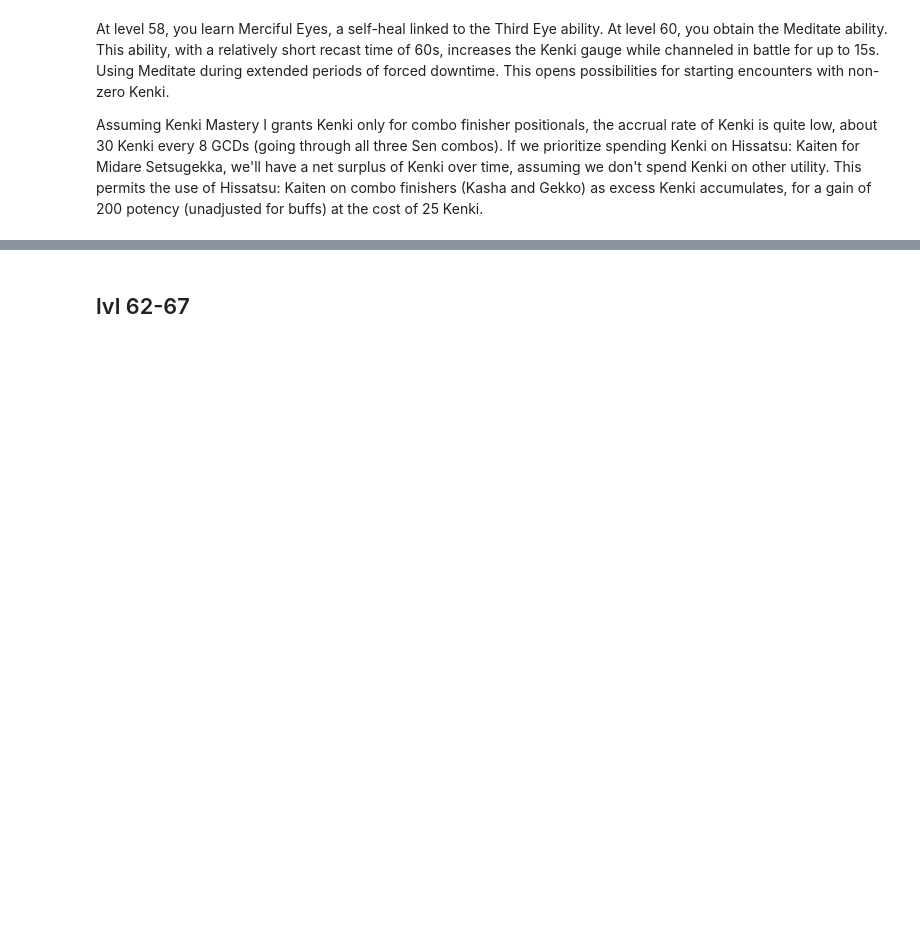
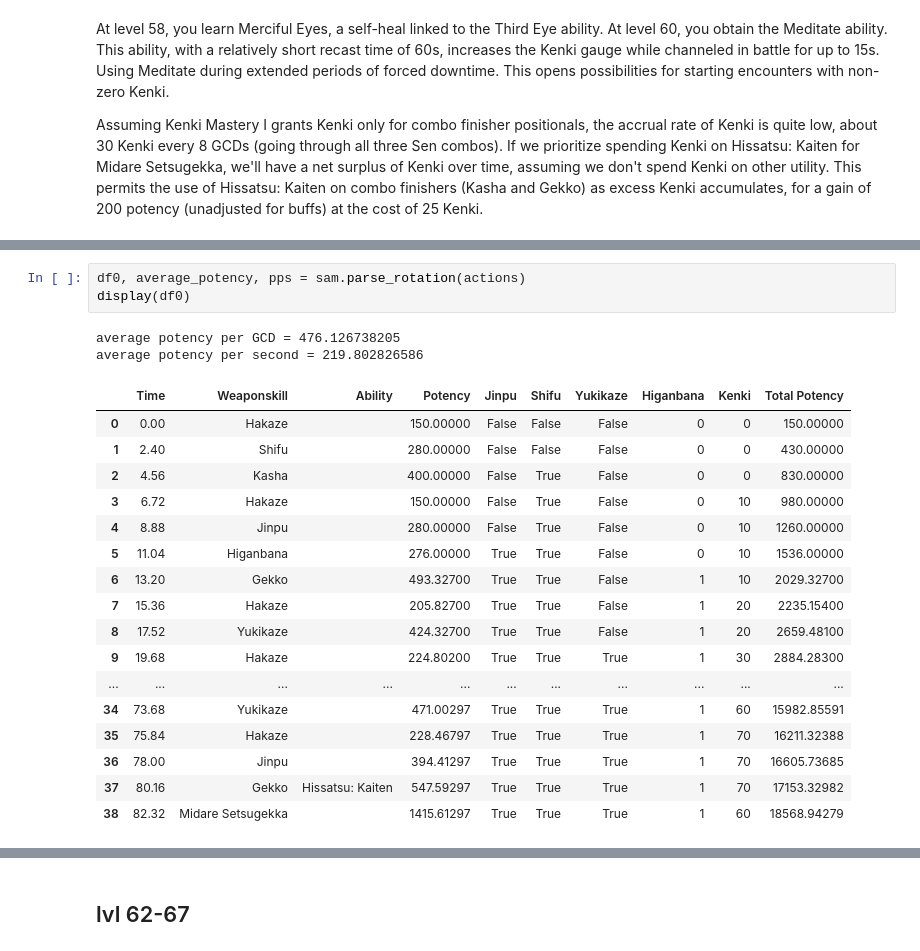
Before and after one commit to rconcep/ffxiv, a Jupyter notebook: sam-by-the-numbers-50-60.ipynb, the cells around one changed output, grey strips where cells are left out. Cells and saved outputs as stored; diff of their text form; blank space fills up the shorter version.

```diff
--- a/sam-by-the-numbers-50-60.ipynb
+++ b/sam-by-the-numbers-50-60.ipynb
@@ -29,0 +45,23 @@ Assuming Kenki Mastery I grants Kenki only for combo finisher positionals, the a
+# %%
+df0, average_potency, pps = sam.parse_rotation(actions)
+display(df0)
+# %% [output]
+average potency per GCD = 476.126738205
+average potency per second = 219.802826586
+|  | Time | Weaponskill | Ability | Potency | Jinpu | Shifu | Yukikaze | Higanbana | Kenki | Total Potency |
+| 0 | 0.00 | Hakaze |  | 150.00000 | False | False | False | 0 | 0 | 150.00000 |
+| 1 | 2.40 | Shifu |  | 280.00000 | False | False | False | 0 | 0 | 430.00000 |
+| 2 | 4.56 | Kasha |  | 400.00000 | False | True | False | 0 | 0 | 830.00000 |
+| 3 | 6.72 | Hakaze |  | 150.00000 | False | True | False | 0 | 10 | 980.00000 |
+| 4 | 8.88 | Jinpu |  | 280.00000 | False | True | False | 0 | 10 | 1260.00000 |
+| 5 | 11.04 | Higanbana |  | 276.00000 | True | True | False | 0 | 10 | 1536.00000 |
+| 6 | 13.20 | Gekko |  | 493.32700 | True | True | False | 1 | 10 | 2029.32700 |
+| 7 | 15.36 | Hakaze |  | 205.82700 | True | True | False | 1 | 20 | 2235.15400 |
+| 8 | 17.52 | Yukikaze |  | 424.32700 | True | True | False | 1 | 20 | 2659.48100 |
+| 9 | 19.68 | Hakaze |  | 224.80200 | True | True | True | 1 | 30 | 2884.28300 |
+| ... | ... | ... | ... | ... | ... | ... | ... | ... | ... | ... |
+| 34 | 73.68 | Yukikaze |  | 471.00297 | True | True | True | 1 | 60 | 15982.85591 |
+| 35 | 75.84 | Hakaze |  | 228.46797 | True | True | True | 1 | 70 | 16211.32388 |
+| 36 | 78.00 | Jinpu |  | 394.41297 | True | True | True | 1 | 70 | 16605.73685 |
+| 37 | 80.16 | Gekko | Hissatsu: Kaiten | 547.59297 | True | True | True | 1 | 70 | 17153.32982 |
+| 38 | 82.32 | Midare Setsugekka |  | 1415.61297 | True | True | True | 1 | 60 | 18568.94279 |
```
Also changed, not shown: parts of 4 cells of this notebook, 3 other files.
